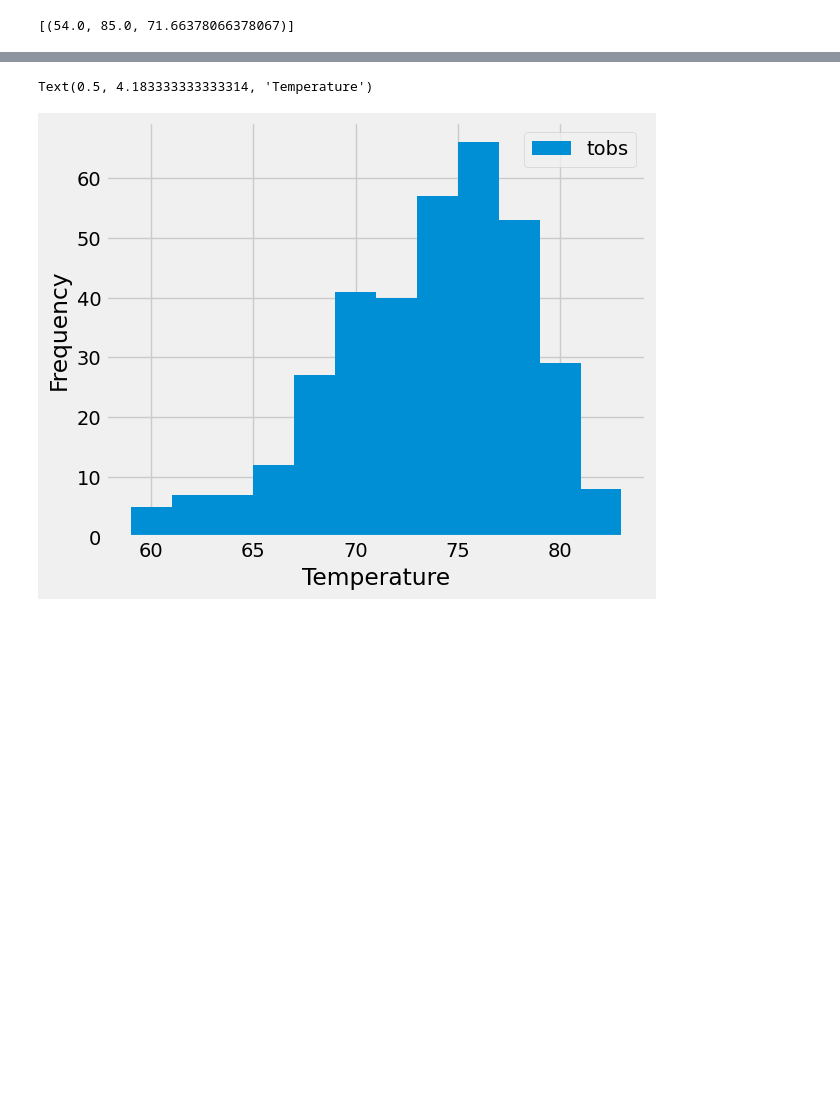
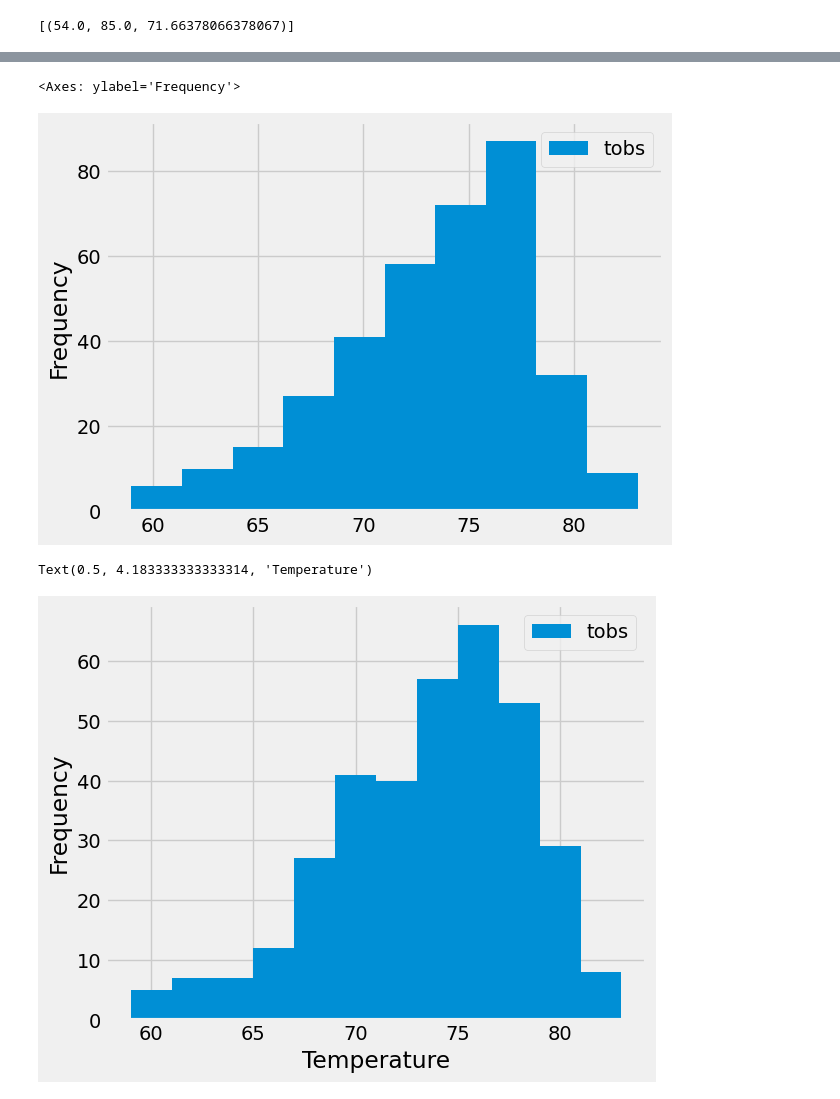
Before and after one commit to bburwinkel0721/sqlalchemy-challenge, a Jupyter notebook: SurfsUp/climate.ipynb, the cells around one changed output, grey strips where cells are left out. Cells and saved outputs as stored; diff of their text form; code cells hidden in the pictures; blank space fills up the shorter version.

```diff
--- a/SurfsUp/climate.ipynb
+++ b/SurfsUp/climate.ipynb
@@ -154,3 +166,11 @@ summary_statistics
 # Design a query to calculate the total number of stations in the dataset
 # %% [output]
 [(9,)]
+# %%
+# Design a query to find the most active stations (i.e. which stations have the most rows?)
+# List the stations and their counts in descending order.
+data = session.query(Measurement.station, func.count(Measurement.station))\
+    .group_by(Measurement.station)\
+    .order_by(func.count(Measurement.station).desc())\
+    .all()
+data
@@ -167,3 +200,5 @@ summary_statistics
  ('USC00511918', 1979),
  ('USC00517948', 1372),
  ('USC00518838', 511)]
+# %%
+most_active_station_id = data[0][0]
@@ -173,0 +230,10 @@ summary_statistics
+# %%
+query_results = session.query(Measurement.tobs).filter((Measurement.station == most_active_station_id)&(Measurement.date >= '2016-08-18')).all()
+station_data = pd.DataFrame({
+    'tobs':[row[0] for row in query_results]
+})
+
+# fig, ax = plt.subplots()
+# ax.hist(station_data)
+station_data.plot(kind='hist', )
+# %% [output]
@@ -174,3 +244,5 @@ summary_statistics
+<Axes: ylabel='Frequency'>
+[figure, added]
 # %%
 # Using the most active station id
 # Query the last 12 months of temperature observation data for this station and plot the results as a histogram
```
Also changed, not shown: parts of 7 cells of this notebook, 1 other file.
